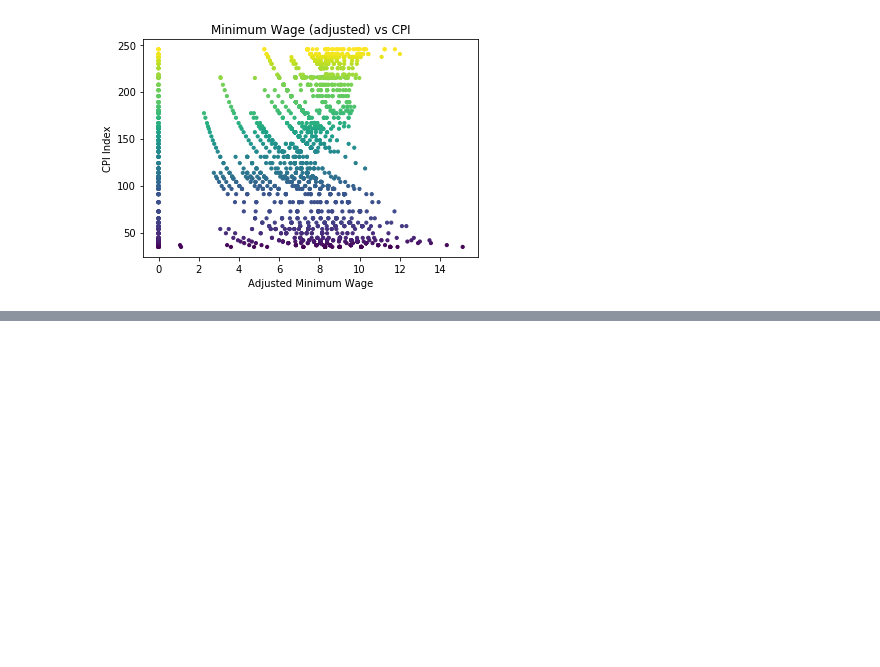
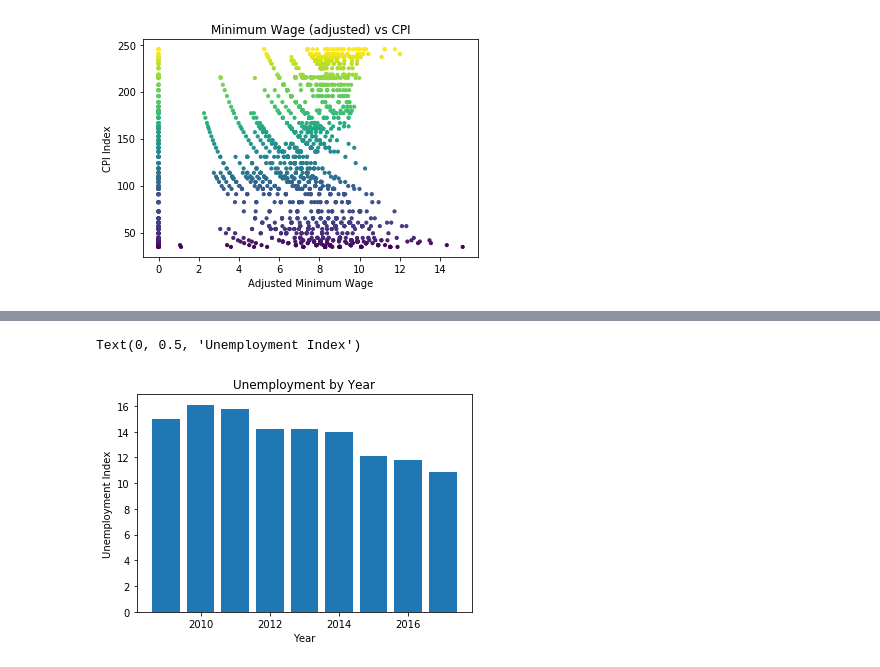
Before and after one commit to SnehaKellogg/Project1_Group5, a Jupyter notebook: ProjectG5.ipynb, the cells around one changed output, grey strips where cells are left out. Saved outputs shown, nothing was run; the diff lists cells and outputs as text; code cells hidden in the pictures; blank space fills up the shorter version.

```diff
--- a/ProjectG5.ipynb
+++ b/ProjectG5.ipynb
@@ -101,0 +111,10 @@ data.head()
+# %%
+# plot bar of year vs unemployment
+
+plt.bar(data["Year"], data["Avg UI"])
+plt.title("Unemployment by Year")
+plt.xlabel("Year")
+plt.ylabel("Unemployment Index")
+# %% [output]
+Text(0, 0.5, 'Unemployment Index')
+[figure, added]
```
Also changed, not shown: parts of 5 cells of this notebook, 18 other files.
